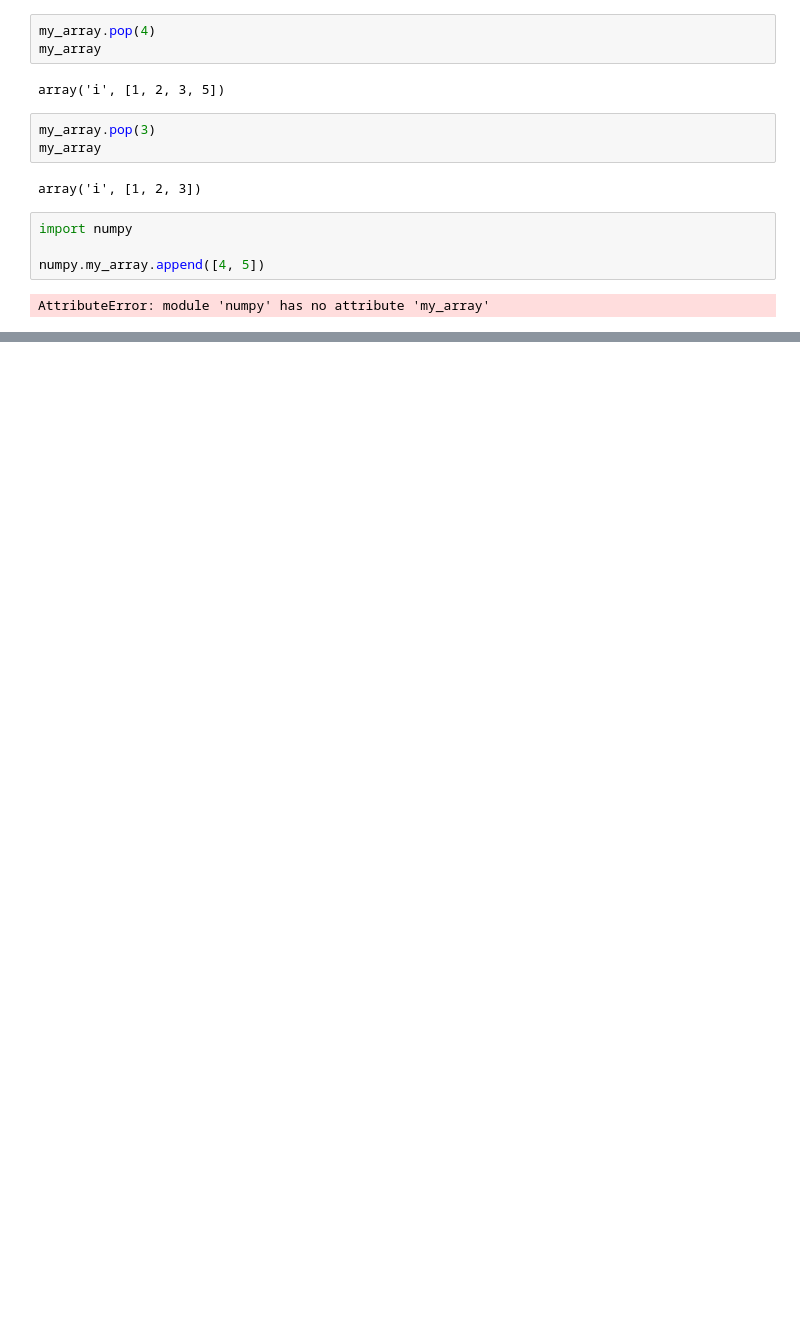
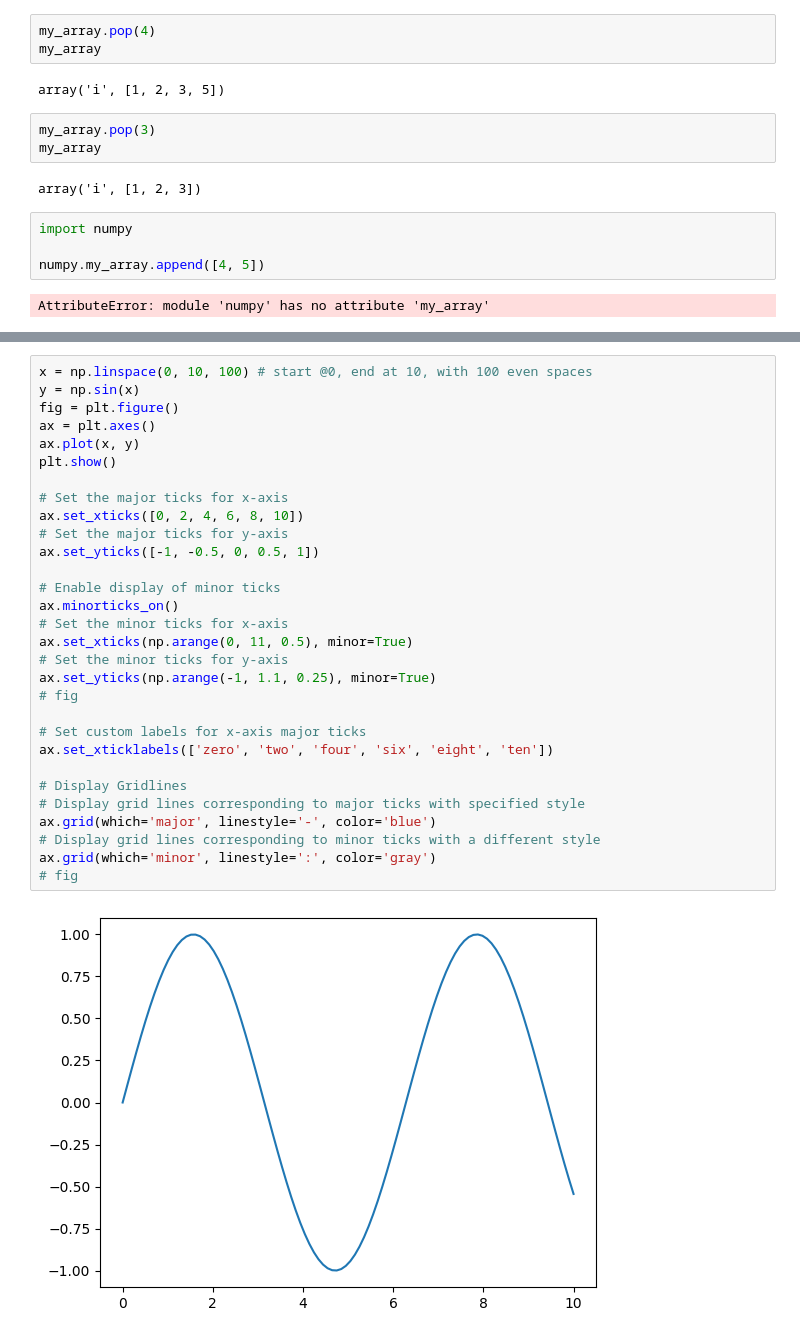
Before and after one commit to leodavidfan/AI_Books, a Jupyter notebook: 8515FinalPrep.ipynb, the cells around one changed output, grey strips where cells are left out. Drawn from its saved outputs; the diff is of its cells as text; blank space fills up the shorter version.

```diff
--- a/8515FinalPrep.ipynb
+++ b/8515FinalPrep.ipynb
@@ -464,0 +991,32 @@ AttributeError: module 'numpy' has no attribute 'my_array'
+# %%
+x = np.linspace(0, 10, 100) # start @0, end at 10, with 100 even spaces
+y = np.sin(x)
+fig = plt.figure()
+ax = plt.axes()
+ax.plot(x, y)
+plt.show()
+
+# Set the major ticks for x-axis
+ax.set_xticks([0, 2, 4, 6, 8, 10])
+# Set the major ticks for y-axis
+ax.set_yticks([-1, -0.5, 0, 0.5, 1])
+
+# Enable display of minor ticks
+ax.minorticks_on()
+# Set the minor ticks for x-axis
+ax.set_xticks(np.arange(0, 11, 0.5), minor=True)
+# Set the minor ticks for y-axis
+ax.set_yticks(np.arange(-1, 1.1, 0.25), minor=True)
+# fig
+
+# Set custom labels for x-axis major ticks
+ax.set_xticklabels(['zero', 'two', 'four', 'six', 'eight', 'ten'])
+
+# Display Gridlines
+# Display grid lines corresponding to major ticks with specified style
+ax.grid(which='major', linestyle='-', color='blue')
+# Display grid lines corresponding to minor ticks with a different style
+ax.grid(which='minor', linestyle=':', color='gray')
+# fig
+# %% [output]
+[figure, added]
```
Also changed, not shown: parts of 76 cells of this notebook.
